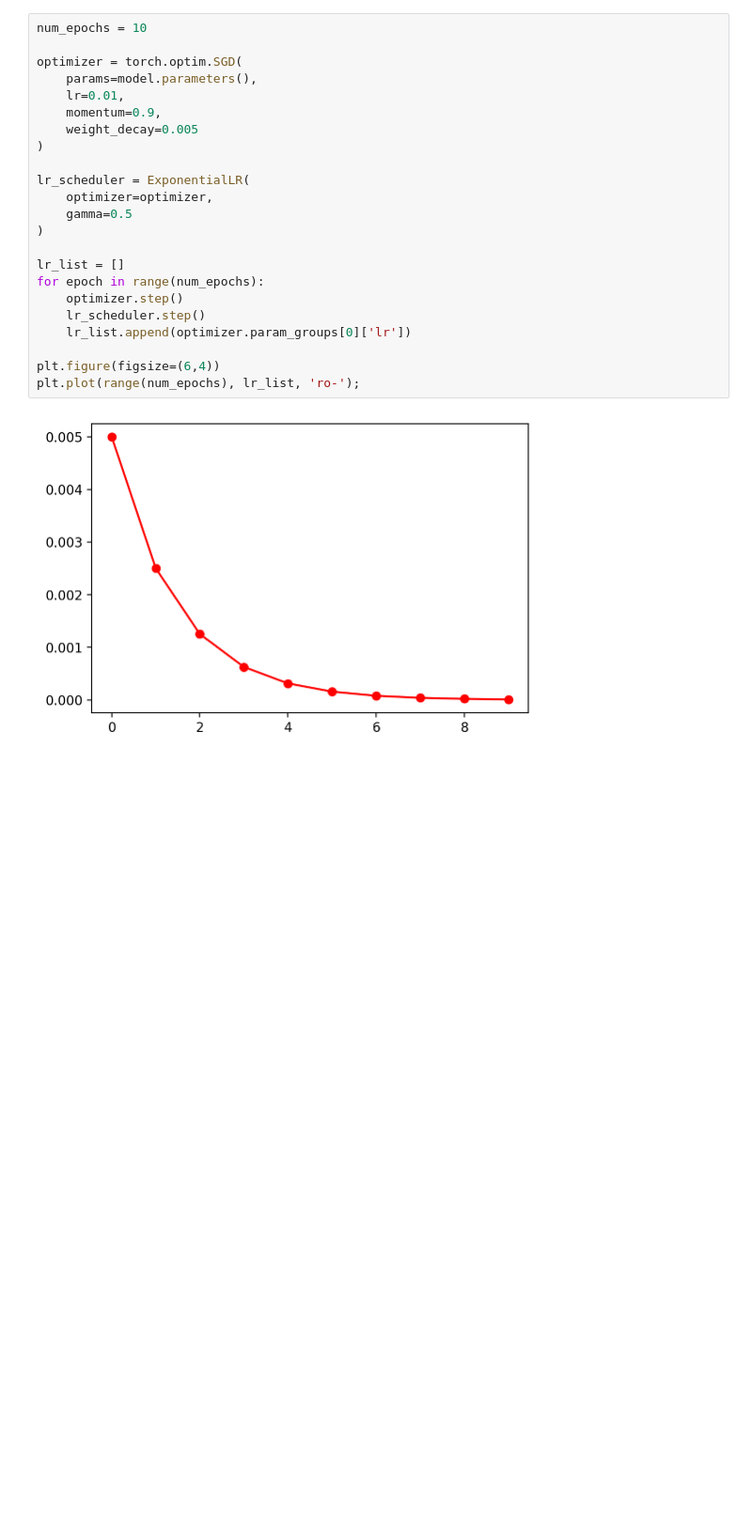
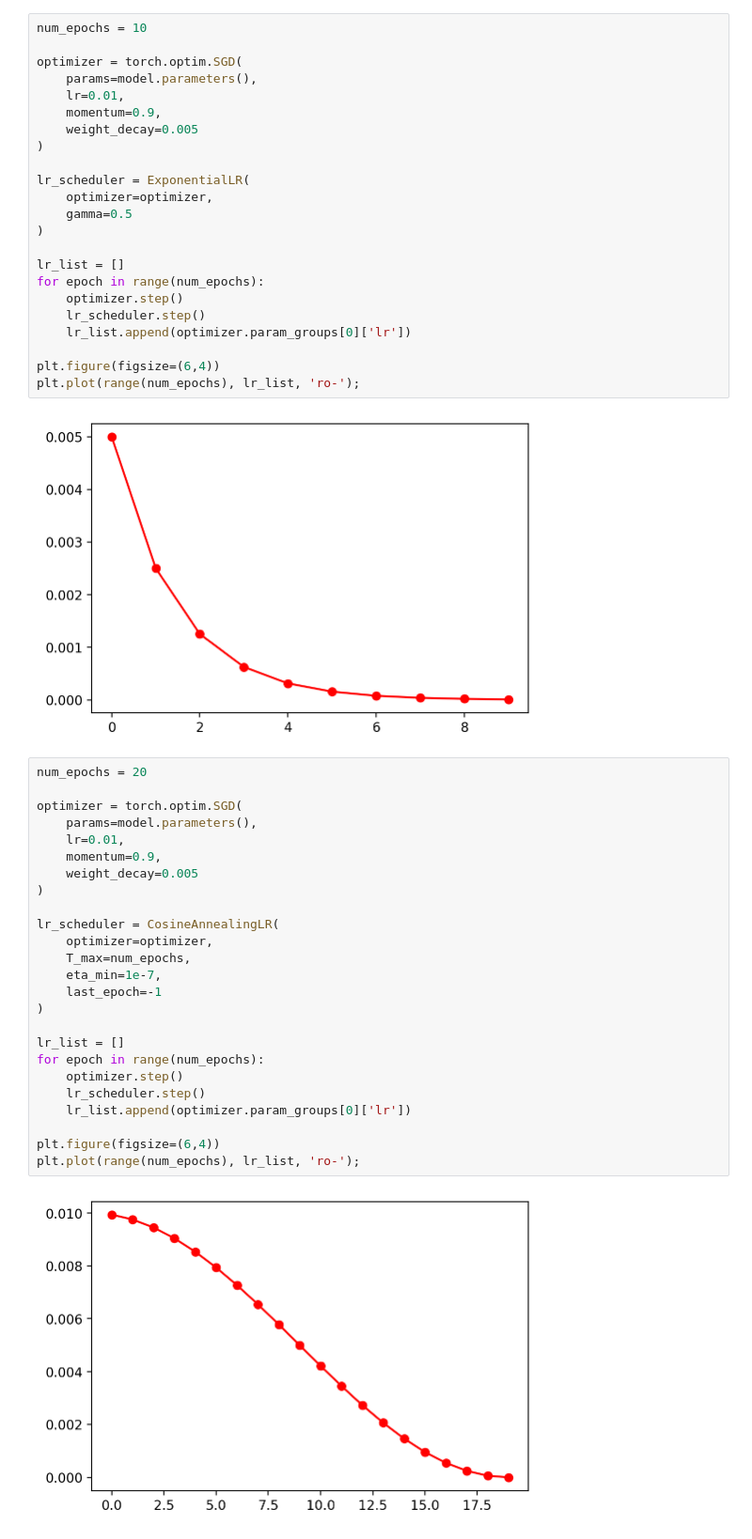
Before and after one commit to artmerinov/holoassist-challenge, a Jupyter notebook: notebooks/learning_rate.ipynb, the cells around one changed output. Shown at 94% size. Cells and saved outputs as stored; diff of their text form; blank space fills up the shorter version.

Commit message:
check LR schedulers and load

```diff
--- a/notebooks/learning_rate.ipynb
+++ b/notebooks/learning_rate.ipynb
@@ -103,3 +102,30 @@ plt.figure(figsize=(6,4))
 plt.plot(range(num_epochs), lr_list, 'ro-');
 # %% [output]
 [figure]
+# %%
+num_epochs = 20
+
+optimizer = torch.optim.SGD(
+    params=model.parameters(),
+    lr=0.01,
+    momentum=0.9,
+    weight_decay=0.005
+)
+
+lr_scheduler = CosineAnnealingLR(
+    optimizer=optimizer,
+    T_max=num_epochs,
+    eta_min=1e-7,
+    last_epoch=-1
+)
+
+lr_list = []
+for epoch in range(num_epochs):
+    optimizer.step()
+    lr_scheduler.step()
+    lr_list.append(optimizer.param_groups[0]['lr'])
+
+plt.figure(figsize=(6,4))
+plt.plot(range(num_epochs), lr_list, 'ro-');
+# %% [output]
+[figure, added]
```
Also changed, not shown: parts of 7 cells of this notebook.
